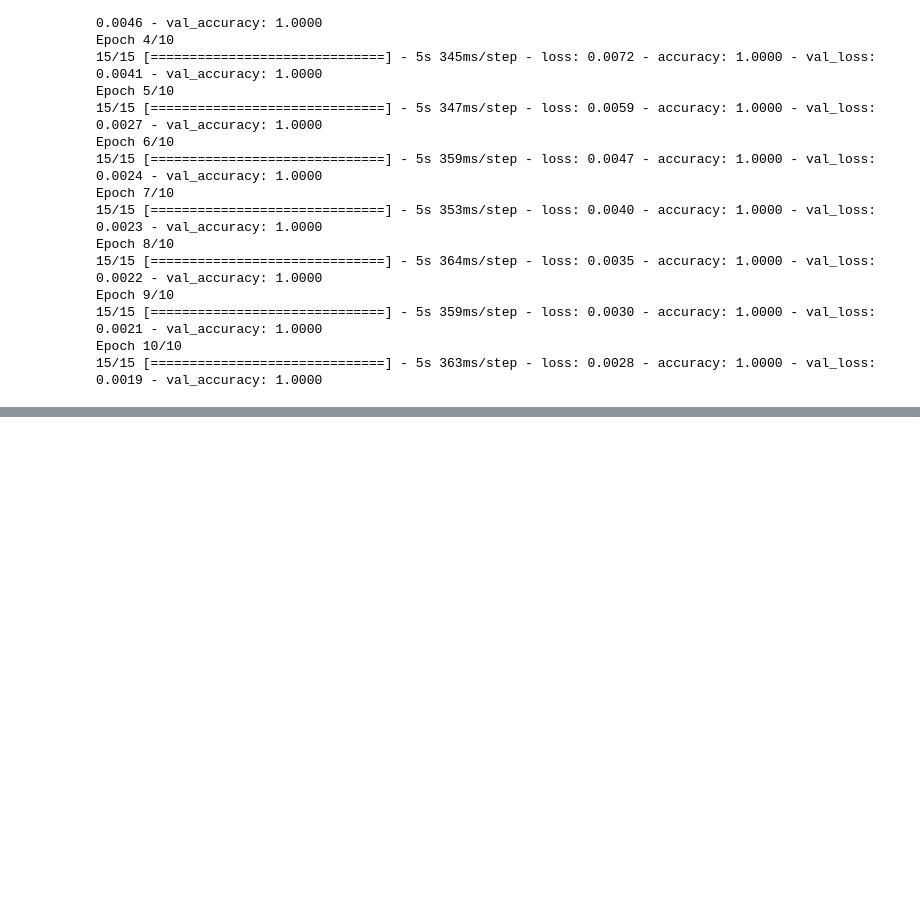
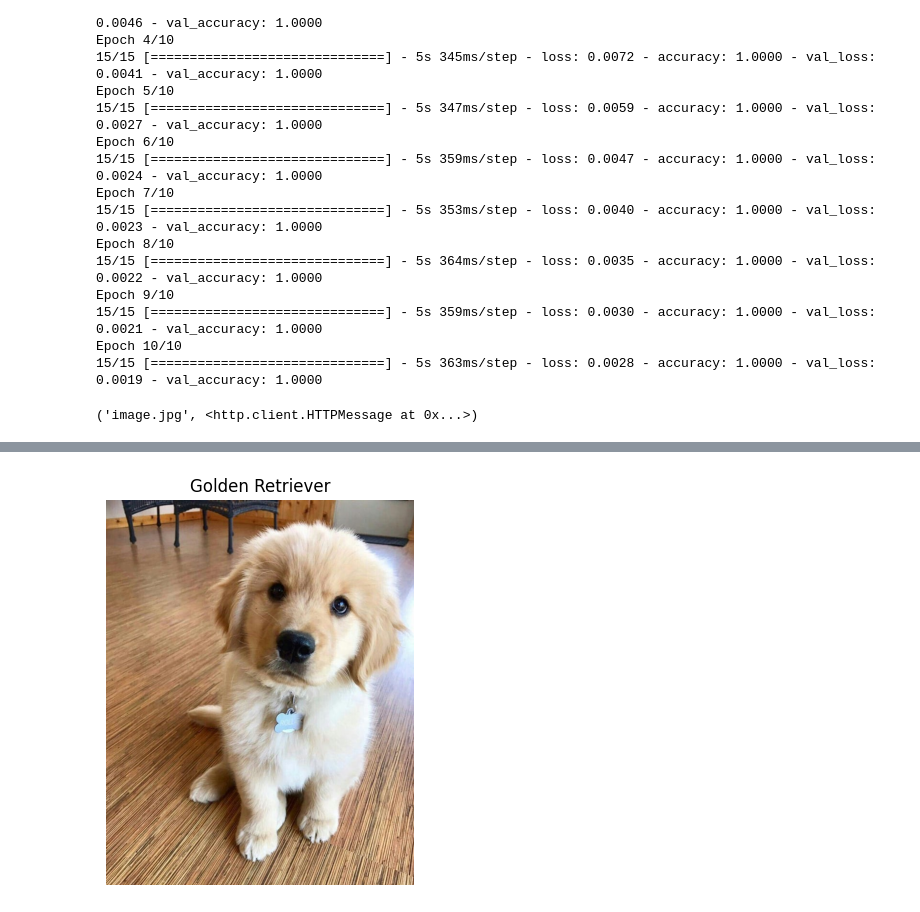
Before and after one commit to practice-grounds-wpaarth24/Dog_Breed_Classification, a Jupyter notebook: Dog_Breed_Classification.ipynb, the cells around one changed output, grey strips where cells are left out. Drawn from its saved outputs; the diff is of its cells as text; code cells hidden in the pictures; blank space fills up the shorter version.

```diff
--- a/Dog_Breed_Classification.ipynb
+++ b/Dog_Breed_Classification.ipynb
@@ -120,3 +120,30 @@ Epoch 9/10
 15/15 [==============================] - 5s 359ms/step - loss: 0.0030 - accuracy: 1.0000 - val_loss: 0.0021 - val_accuracy: 1.0000
 Epoch 10/10
 15/15 [==============================] - 5s 363ms/step - loss: 0.0028 - accuracy: 1.0000 - val_loss: 0.0019 - val_accuracy: 1.0000
+# %%
+def precprocess_image(filename):
+  img = tf.io.read_file(filename)
+  img = tf.image.decode_image(img)
+  img = tf.image.resize(img, (224, 224))
+  img = img/255.
+  return img
+# %%
+import urllib.request
+url = "https://preview.redd.it/bxjntfqmel661.jpg?width=640&crop=smart&auto=webp&s=6b406cdbe4a0547f45afb525252b7f801ce06189"
+filename = "image.jpg"
+urllib.request.urlretrieve(url, filename)
+# %% [output]
+('image.jpg', <http.client.HTTPMessage at 0x...>)
+# %%
+def prediction(filename):
+    img = precprocess_image(filename)
+    img = tf.expand_dims(img, axis=0)
+    pred = m.predict(img)
+    plt.figure(figsize=(5,5))
+    plt.imshow(mpimg.imread(filename))
+    plt.title(class_names[np.argmax(pred)])
+    plt.axis("off")
+    plt.show()
+# %%
+prediction("image.jpg")
+# %% [output]
@@ -122,0 +151 @@ Epoch 10/10
+[figure, added]
```
Also changed, not shown: parts of 1 cell of this notebook.
